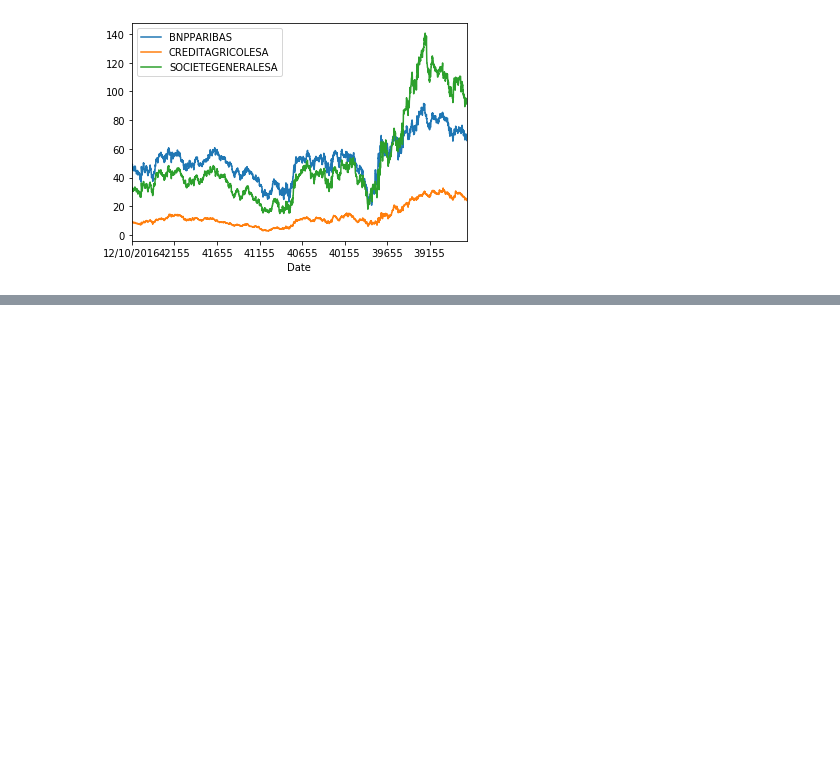
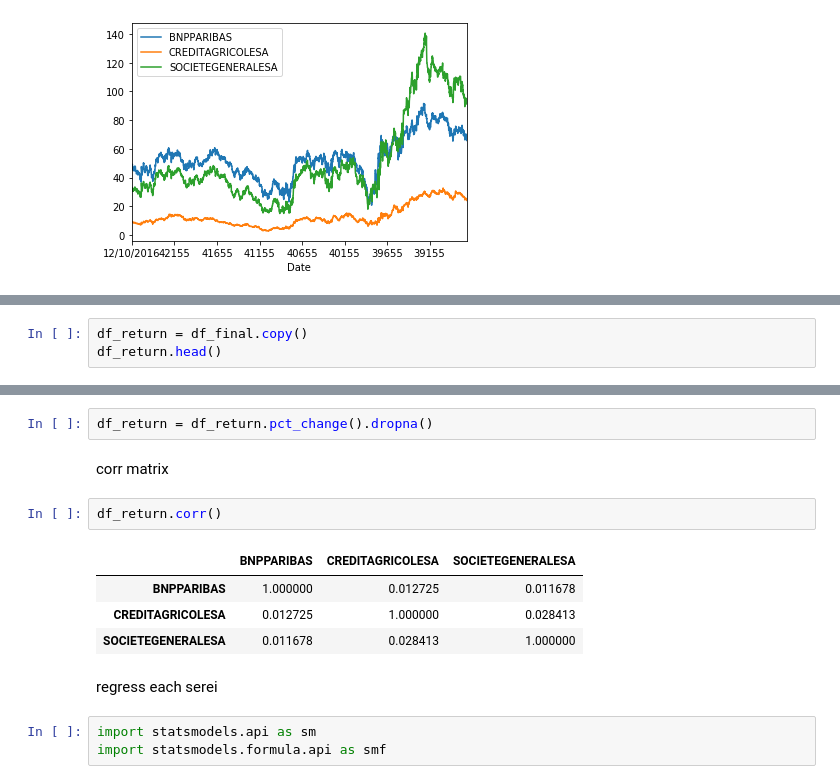
Before and after one commit to thomaspernet/PythonFinanceClass, a Jupyter notebook: QuantitativeFinance/PythonFiles/Untitled.ipynb, the cells around one changed output, grey strips where cells are left out. Drawn from its saved outputs; the diff is of its cells as text; blank space fills up the shorter version.

```diff
--- a/QuantitativeFinance/PythonFiles/Untitled.ipynb
+++ b/QuantitativeFinance/PythonFiles/Untitled.ipynb
@@ -43,0 +95,3 @@ df_final.plot()
+# %%
+df_return = df_final.copy()
+df_return.head()
@@ -43,0 +113,16 @@ df_final.plot()
+# %%
+df_return = df_return.pct_change().dropna()
+# %% [markdown]
+corr matrix
+# %%
+df_return.corr()
+# %% [output]
+|  | BNPPARIBAS | CREDITAGRICOLESA | SOCIETEGENERALESA |
+| BNPPARIBAS | 1.000000 | 0.012725 | 0.011678 |
+| CREDITAGRICOLESA | 0.012725 | 1.000000 | 0.028413 |
+| SOCIETEGENERALESA | 0.011678 | 0.028413 | 1.000000 |
+# %% [markdown]
+regress each serei
+# %%
+import statsmodels.api as sm
+import statsmodels.formula.api as smf
```
Also changed, not shown: parts of 13 cells of this notebook.
